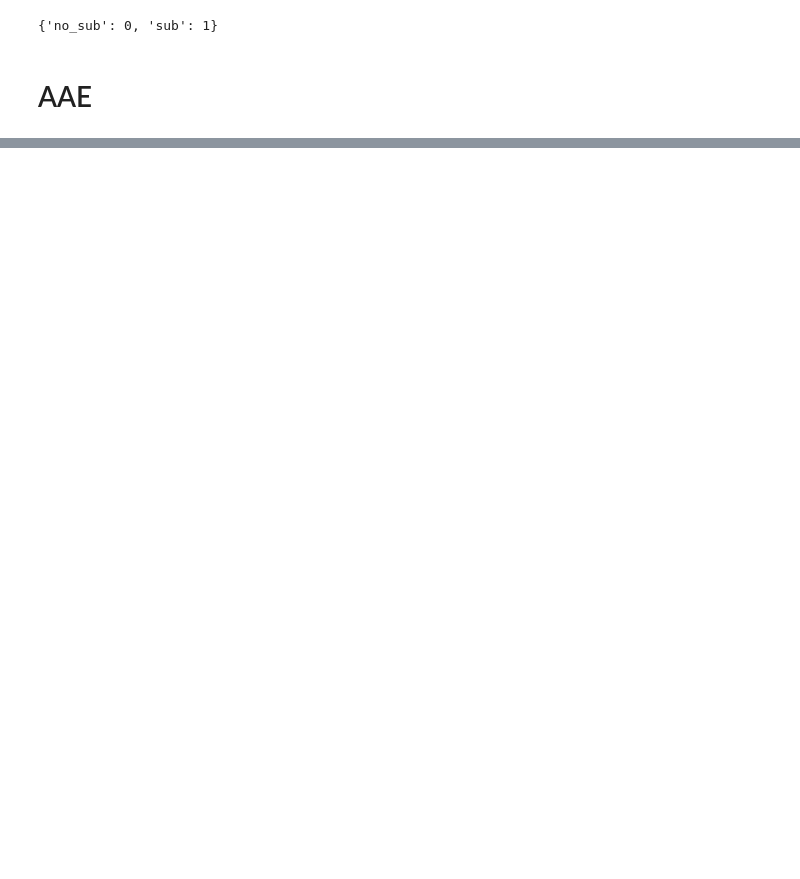
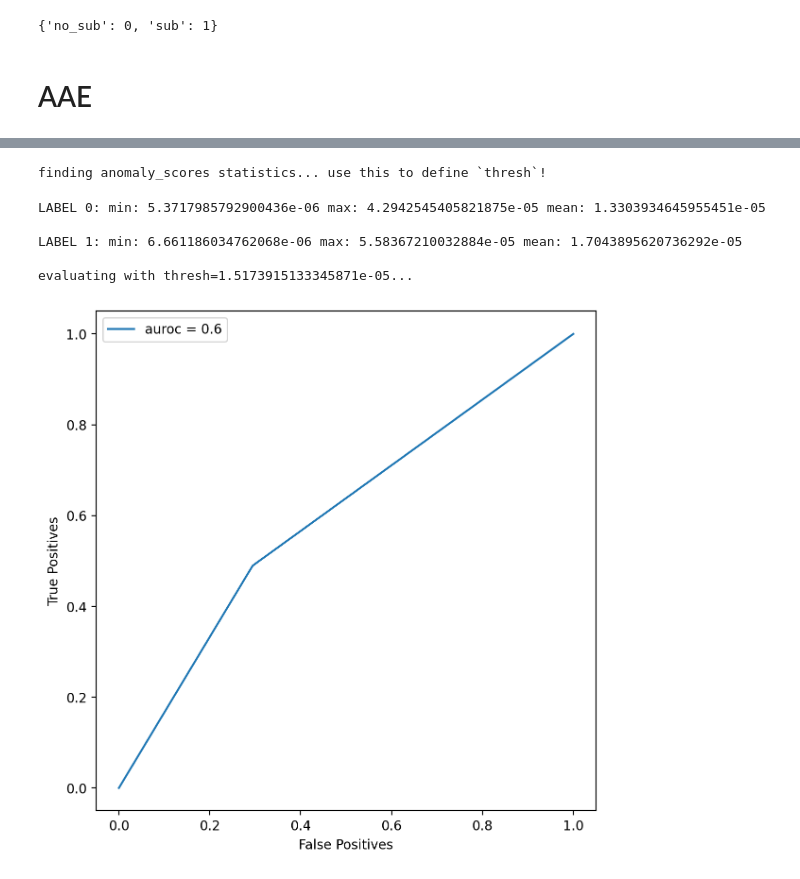
Before and after one commit to gagan3012/gsoc-deeplense-ml, a Jupyter notebook: Test_II_Learning_the_DM_representation.ipynb, the cells around one changed output, grey strips where cells are left out. Cells and saved outputs as stored; diff of their text form; code cells hidden in the pictures; blank space fills up the shorter version.

```diff
--- a/Test_II_Learning_the_DM_representation.ipynb
+++ b/Test_II_Learning_the_DM_representation.ipynb
@@ -462,2 +478,10 @@ model.metrics()
 # %%
-model.evaluate(test_dataloader, 0.5, find_thresh = True)
+model.evaluate(test_dataloader, 0.1, find_thresh = True)
+# %% [output]
+finding anomaly_scores statistics... use this to define `thresh`!
+LABEL 0: min: 5.3717985792900436e-06 max: 4.2942545405821875e-05 mean: 1.3303934645955451e-05
+
+LABEL 1: min: 6.661186034762068e-06 max: 5.58367210032884e-05 mean: 1.7043895620736292e-05
+
+evaluating with thresh=1.5173915133345871e-05...
+[figure, added]
```
Also changed, not shown: parts of 3 cells of this notebook.
